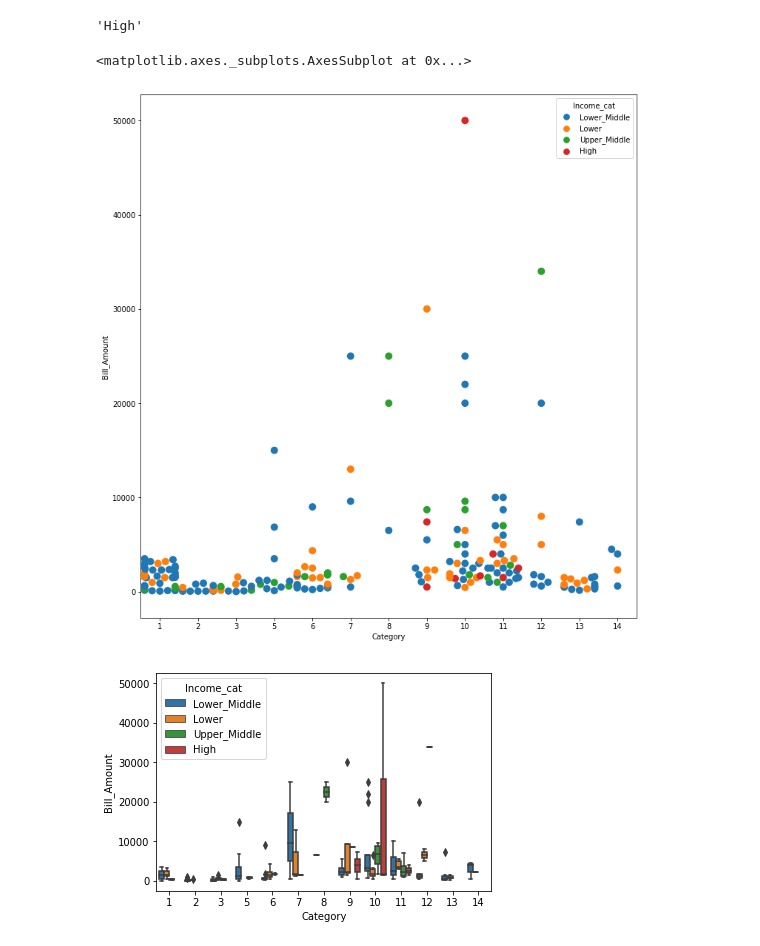
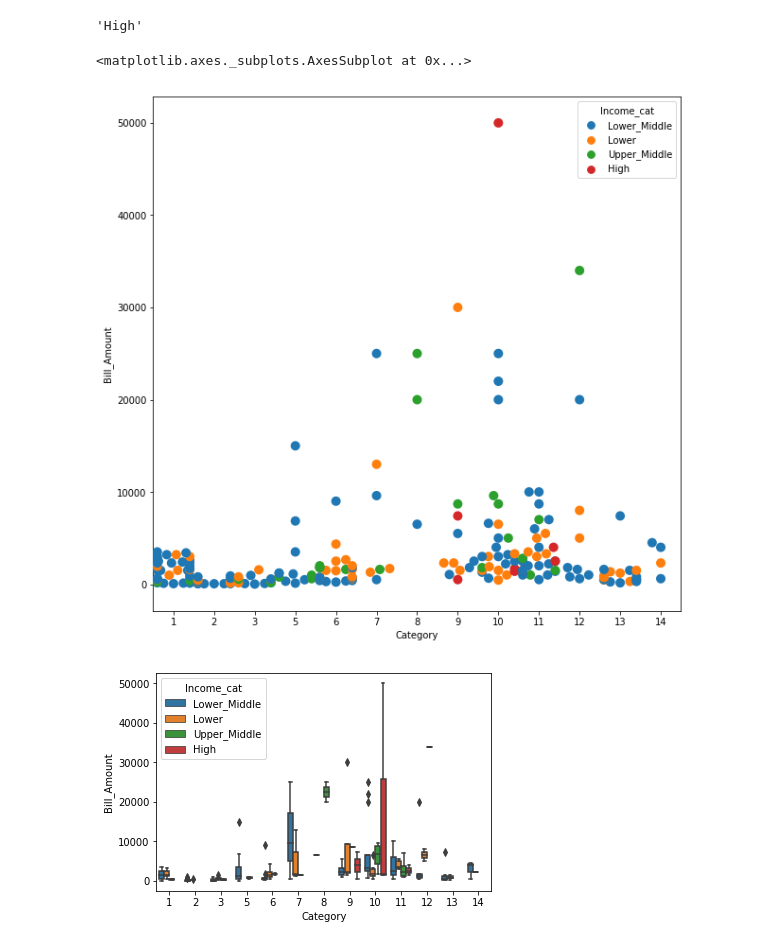
Before and after one commit to sindhushap/My_First_project1, a Jupyter notebook: Data_science_25.26.ipynb, the cells around one changed output. Saved outputs shown, nothing was run; the diff lists cells and outputs as text; code cells hidden in the pictures.

```diff
--- a/Data_science_25.26.ipynb
+++ b/Data_science_25.26.ipynb
@@ -237,11 +227,12 @@ data_2.Income_cat.iloc[33]
 # %% [output]
 'High'
 # %%
-f, ax = plt.subplots(figsize=(12,13))
+f, ax = plt.subplots(figsize=(10,10
+                             ))
 sns.swarmplot(x=data_2.Category, y=data_2.Bill_Amount,data=data_2,hue=data_2.Income_cat,size=10)
 # %% [output]
 <matplotlib.axes._subplots.AxesSubplot at 0x...>
-[figure, old version]
+[figure, new version]
 # %%
 #sns.stripplot(x=data_2.Category, y=data_2.Bill_Amount,data=data_2, jitter=True,hue=data_2.Income_cat)
 # %%
```
Also changed, not shown: parts of 20 cells of this notebook.
